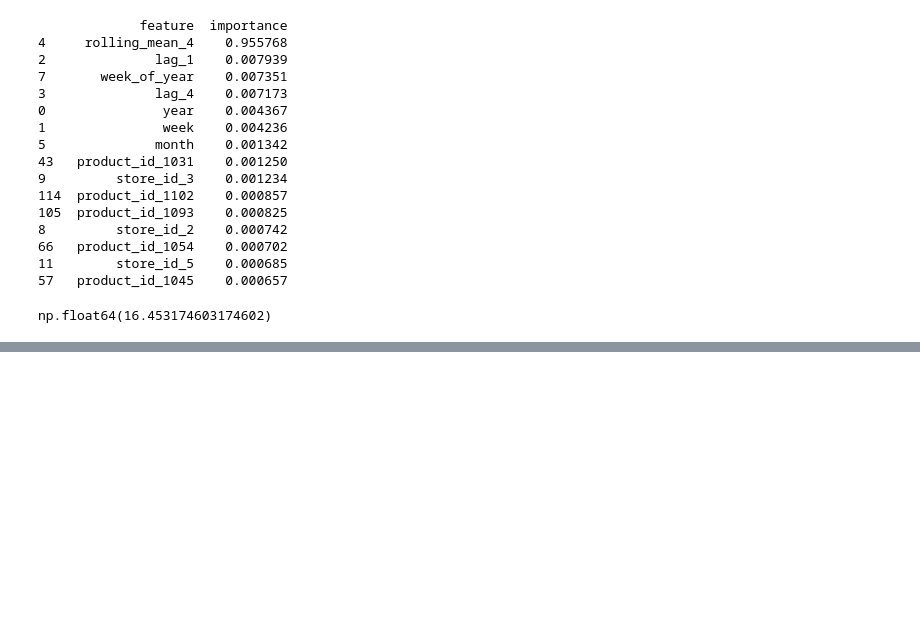
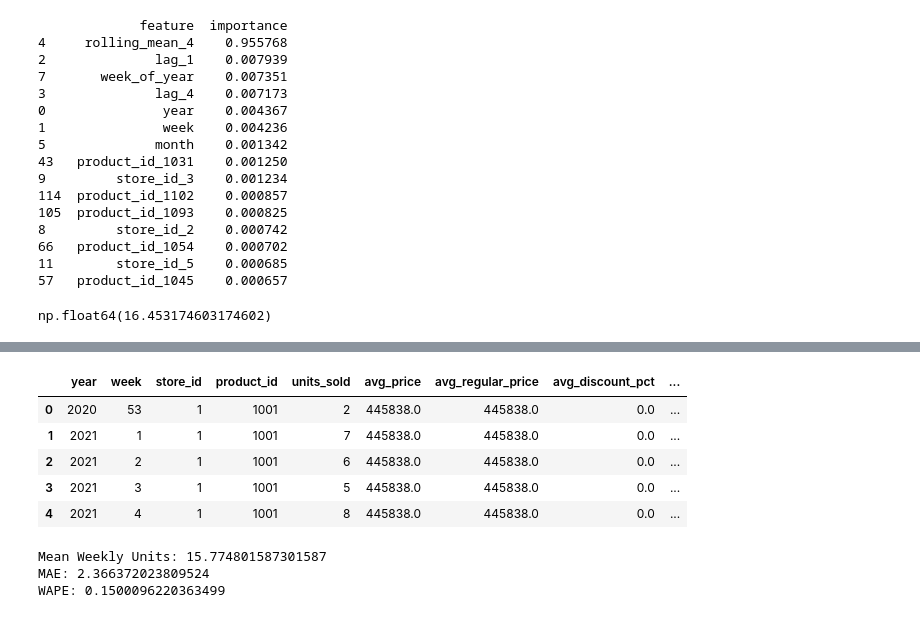
Before and after one commit to SunnyX-AI/ai-powered-sales-forecasting, a Jupyter notebook: notebooks/00_experiments.ipynb, the cells around one changed output, grey strips where cells are left out. Drawn from its saved outputs; the diff is of its cells as text; code cells hidden in the pictures; blank space fills up the shorter version.

```diff
--- a/notebooks/00_experiments.ipynb
+++ b/notebooks/00_experiments.ipynb
@@ -1803,0 +1850,12 @@ np.float64(16.453174603174602)
+# %%
+df_weekly = pd.read_csv("../data/processed/weekly_sales_v2.csv")
+
+df_weekly["week_start"] = pd.to_datetime(df_weekly["week_start"])
+df_weekly.head()
+# %% [output]
+|  | year | week | store_id | product_id | units_sold | avg_price | avg_regular_price | avg_discount_pct | ... |
+| 0 | 2020 | 53 | 1 | 1001 | 2 | 445838.0 | 445838.0 | 0.0 | ... |
+| 1 | 2021 | 1 | 1 | 1001 | 7 | 445838.0 | 445838.0 | 0.0 | ... |
+| 2 | 2021 | 2 | 1 | 1001 | 6 | 445838.0 | 445838.0 | 0.0 | ... |
+| 3 | 2021 | 3 | 1 | 1001 | 5 | 445838.0 | 445838.0 | 0.0 | ... |
+| 4 | 2021 | 4 | 1 | 1001 | 8 | 445838.0 | 445838.0 | 0.0 | ... |
@@ -1803,0 +1922,25 @@ np.float64(16.453174603174602)
+# %%
+from sklearn.ensemble import RandomForestRegressor
+from sklearn.metrics import mean_absolute_error
+import numpy as np
+
+model_v3 = RandomForestRegressor(
+    n_estimators=100,
+    random_state=42,
+    n_jobs=-1
+)
+
+model_v3.fit(X_train, y_train)
+
+y_pred = model_v3.predict(X_test)
+
+mae = mean_absolute_error(y_test, y_pred)
+wape = np.sum(np.abs(y_test - y_pred)) / np.sum(y_test)
+
+print("Mean Weekly Units:", y_test.mean())
+print("MAE:", mae)
+print("WAPE:", wape)
+# %% [output]
+Mean Weekly Units: 15.774801587301587
+MAE: 2.366372023809524
+WAPE: 0.1500096220363499
```
Also changed, not shown: parts of 11 cells of this notebook, 1 other file.
